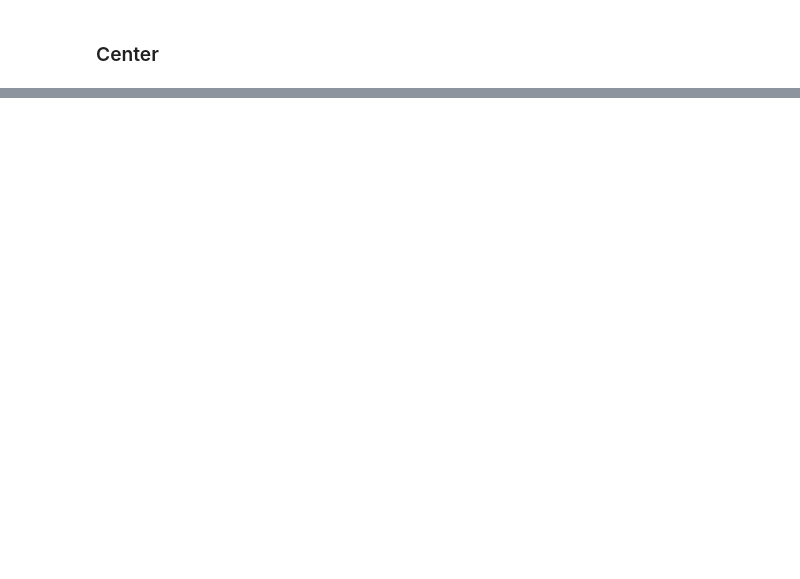
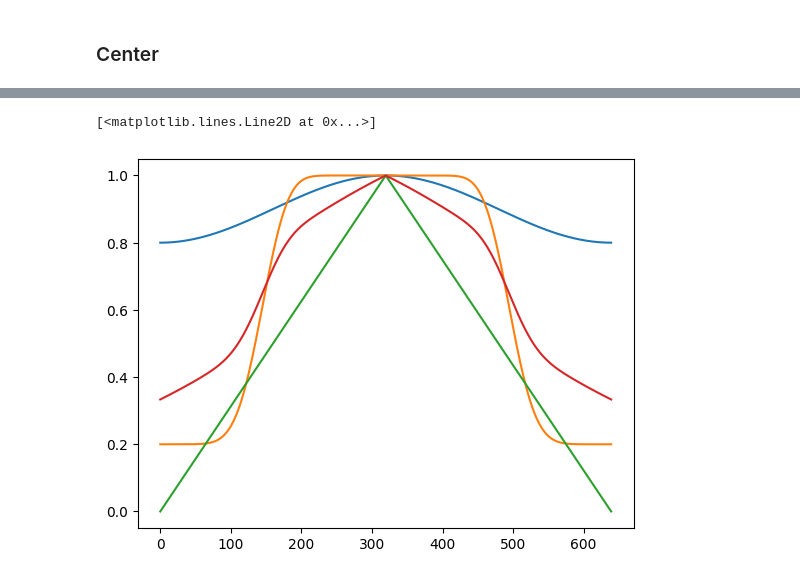
Before and after one commit to Marek324/butfit-zre, a Jupyter notebook: naive_autotune.ipynb, the cells around one changed output, grey strips where cells are left out. Drawn from its saved outputs; the diff is of its cells as text; code cells hidden in the pictures; blank space fills up the shorter version.

```diff
--- a/naive_autotune.ipynb
+++ b/naive_autotune.ipynb
@@ -301,0 +106,11 @@ sf.write('harvard_synthesized.wav', ss, Fs)
+# %%
+a = sg.windows.general_hamming(fl*2, 0.9)
+b = sg.windows.kaiser_bessel_derived(fl*2, np.pi*15)*0.8 + 0.2
+c = sg.windows.bartlett(fl*2)
+plt.plot(a)
+plt.plot(b)
+plt.plot(c)
+plt.plot((a+b+c)/3)
+# %% [output]
+[<matplotlib.lines.Line2D at 0x...>]
+[figure, added]
```
Also changed, not shown: parts of 22 cells of this notebook.
